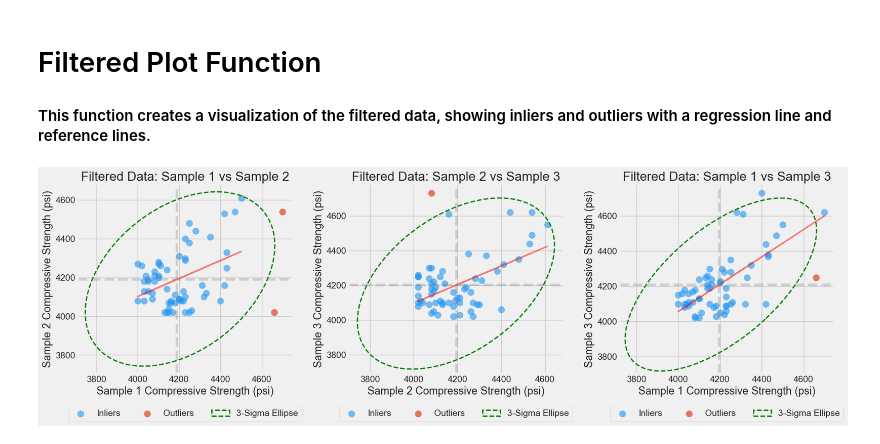
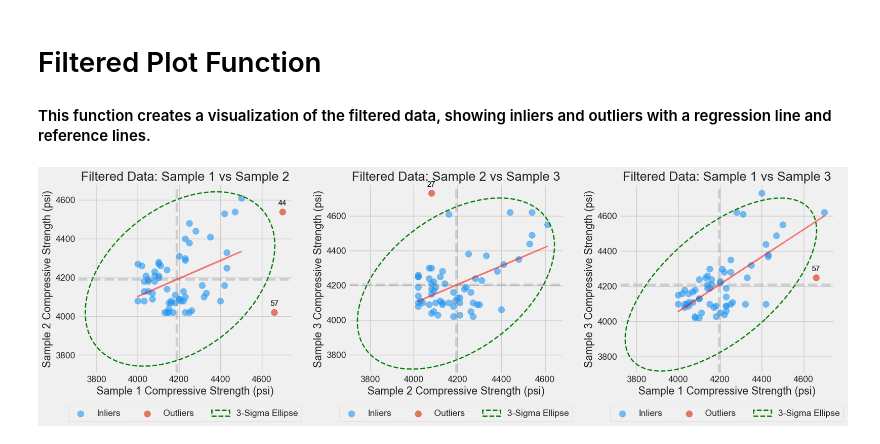
Before and after one commit to reneboygarcia/mahalanobis_filter, a Jupyter notebook: mahalanobis_filter.ipynb, the cells around one changed output. Cells and saved outputs as stored; diff of their text form; code cells hidden in the pictures.

```diff
--- a/mahalanobis_filter.ipynb
+++ b/mahalanobis_filter.ipynb
@@ -59,9 +59,13 @@ def process_data(data):
         sample1 = row["Sample 1"] if not pd.isna(row["Sample 1"]) else None
         sample2 = row["Sample 2"] if not pd.isna(row["Sample 2"]) else None
         sample3 = row["Sample 3"] if not pd.isna(row["Sample 3"]) else None
-        if sample1 is not None and sample2 is not None and sample3 is not None:
+        if all(pd.notna([sample1, sample2, sample3])):
             processed_data.append(
-                {"Sample 191": sample1, "Sample 192": sample2, "Sample 193": sample3}
+                {
+                    "Sample 191": sample1,
+                    "Sample 192": sample2,
+                    "Sample 193": sample3,
+                }
             )
     return pd.DataFrame(processed_data)
 
@@ -90,10 +94,11 @@ def create_pair_plot(data, save_graph=False):
         plot_kws={"line_kws": {"linestyle": "--", "linewidth": 2, "alpha": 0.5}},
         diag_kind="kde",
         diag_kws={"shade": True},
+        corner=True
     )
 
     # Add title
-    pair_plot.fig.suptitle(
+    pair_plot.figure.suptitle(
         "Concrete Compressive Strength \nSamples No. 191, No. 192, and No. 193",
         fontsize=14,
         y=1.02,
@@ -412,6 +436,18 @@ def create_filtered_plot(
         s=100,
         label="Outliers",
     )
+
+    # Annotate outliers with Pile No.
+    for _, row in outliers.iterrows():
+        plt.annotate(
+            row['Pile No.'],
+            (row[sample1], row[sample2]),
+            textcoords="offset points",
+            xytext=(0, 10),
+            ha='center',
+            fontsize=8,
+            color='black'
+        )
 
     # Add the 3-sigma confidence ellipse
     plot_ellipse(
@@ -511,6 +547,18 @@ def plot_sample_pairs(
             label="Outliers",
         )
 
+        # Annotate outliers with Pile No.
+        for _, row in outliers.iterrows():
+            plt.annotate(
+                row['Pile No.'],
+                (row[pair[0]], row[pair[1]]),
+                textcoords="offset points",
+                xytext=(0, 10),
+                ha='center',
+                fontsize=12,
+                color='black'
+            )
+
         # Add confidence ellipse
         plot_ellipse(
             mean=filter_obj.mean,
@@ -531,34 +579,34 @@ def plot_sample_pairs(
             linestyle="-",
             alpha=0.5,
             linewidth=2,
         )
 
         # Add mean reference lines
         mean_x = inliers[pair[0]].mean()
         mean_y = inliers[pair[1]].mean()
         plt.axvline(x=mean_x, color="gray", linestyle="--", alpha=0.3)
         plt.axhline(y=mean_y, color="gray", linestyle="--", alpha=0.3)
 
         # Add plot labels and legend
         plt.title(f"Filtered Data: {pair[0]} vs {pair[1]}")
         plt.xlabel(f"{pair[0]} Compressive Strength (psi)")
         plt.ylabel(f"{pair[1]} Compressive Strength (psi)")
         plt.legend(loc="upper center", bbox_to_anchor=(0.5, -0.15), ncol=3)
 
     # Save image
     if save_graph:
         plt.savefig(
             f"images/combined_filtered_graph_{pair[0].lower()}_{pair[1].lower()}.png",
-        dpi=300,
-        bbox_inches="tight",
-    )
+            dpi=300,
+            bbox_inches="tight",
+        )
 
     plt.tight_layout()
     plt.show()
 
 
 # Example usage
 if __name__ == "__main__":
     plot_sample_pairs(df_sample, sample_pairs=None, save_graph=True)
 # %% [output]
-[figure, old version]
+[figure, new version]
```
Also changed, not shown: parts of 2 cells of this notebook, 4 other files.
